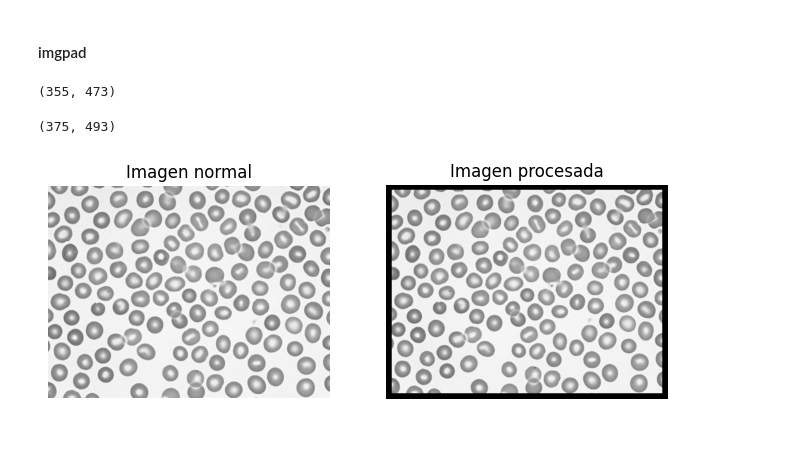
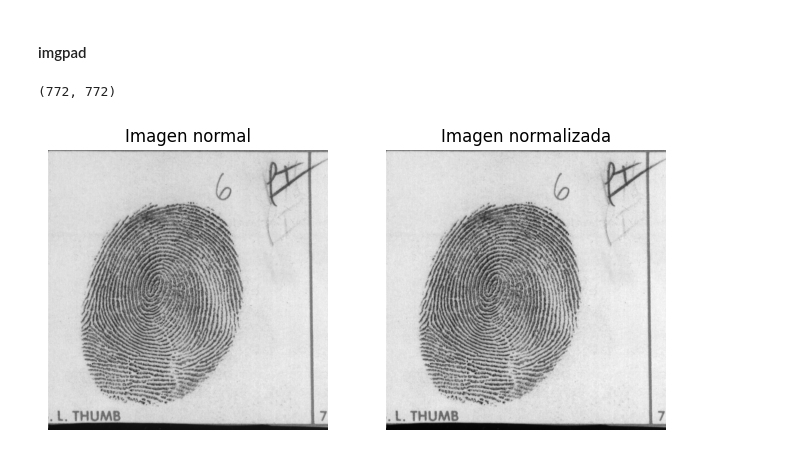
Before and after one commit to mp4402/pythonPrograms, a Jupyter notebook: computerVision2023/laboratorios/laboratorio.ipynb, the cells around one changed output. Cells and saved outputs as stored; diff of their text form; code cells hidden in the pictures.

```diff
--- a/computerVision2023/laboratorios/laboratorio.ipynb
+++ b/computerVision2023/laboratorios/laboratorio.ipynb
@@ -10,4 +10,4 @@ import io
 
 %matplotlib inline
 #plt.style.use('dark_background')
-PATH = 'C:/GitHub/pythonPrograms/computerVision2023/clases/imagenes/'
+PATH = 'C:/GitHub/pythonPrograms/computerVision2023/laboratorios/'
@@ -21,6 +14,6 @@ numpy.ndarray
 # %%
-im = cv.imread(PATH+'cells.png', cv.IMREAD_COLOR)
-img = cv.cvtColor(im, cv.COLOR_RGB2GRAY)
+im = cv.imread(PATH+'fprint3.pgm', cv.IMREAD_COLOR)
+img1 = cv.cvtColor(im, cv.COLOR_RGB2GRAY)
 # %% [markdown]
 #### imgpad
 # %%
@@ -45,16 +38,14 @@ def imgpad(img, r):
         np.copyto(newImage[i+r,:],modifiedRow,casting='unsafe')
 
     return newImage
-# %%
-img.shape
-# %% [output]
-(355, 473)
 # %%
-newImage = imgpad(img,10)
+newImage = imgpad(img1,2)
 newImage.shape
 # %% [output]
-(375, 493)
+(772, 772)
+# %%
+normalized = cvlib.imgnorm(img1)
 # %%
-cvlib.imgcmp(img, newImage, ['Imagen normal', 'Imagen procesada'])
+cvlib.imgcmp(img1, normalized, ['Imagen normal', 'Imagen normalizada'])
 # %% [output]
-[figure, old version]
+[figure, new version]
```
Also changed, not shown: parts of 18 cells of this notebook, 5 other files.
